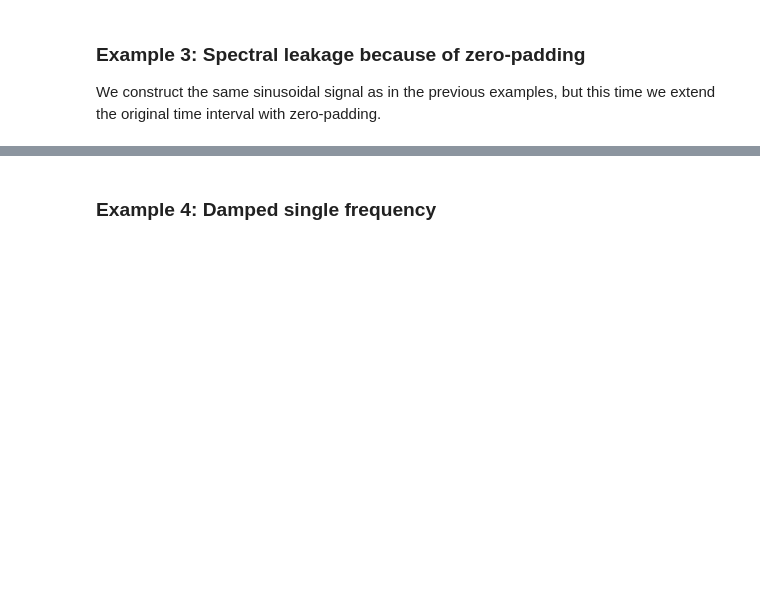
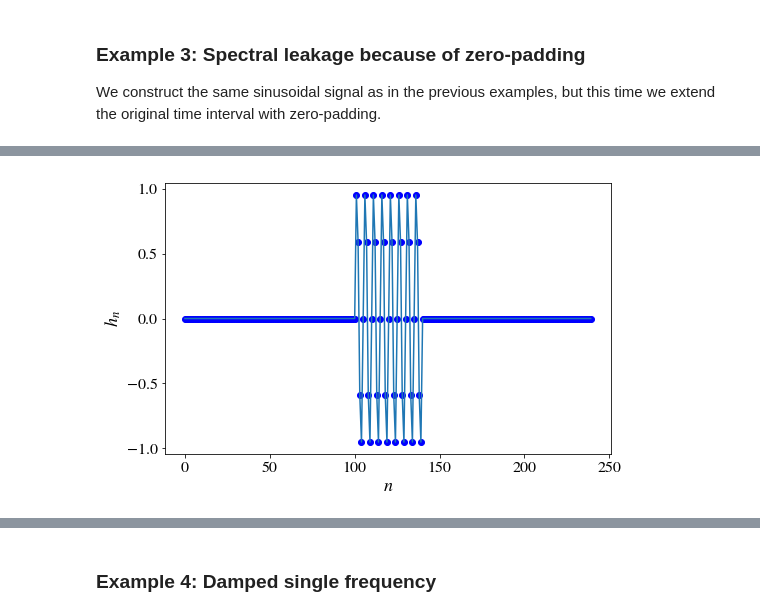
Before and after one commit to niksterg/pyFourier, a Jupyter notebook: DFT.ipynb, the cells around one changed output, grey strips where cells are left out. Saved outputs shown, nothing was run; the diff lists cells and outputs as text; code cells hidden in the pictures; blank space fills up the shorter version.

```diff
--- a/DFT.ipynb
+++ b/DFT.ipynb
@@ -236,0 +222,13 @@ plt.show()
+# %%
+n_pad = 100
+t_n = np.linspace(0, (N+2*n_pad-1)*dt, N+2*n_pad)   # create the time samples
+h_n = np.zeros(N+2*n_pad)
+
+for i in range (n_pad, N+n_pad):
+    h_n[i] = np.sin(2.0*np.pi*f0*t_n[i-n_pad])
+
+plt.plot(h_n, 'bo', h_n)
+plt.xlabel(r'$n$') ; plt.ylabel(r'$h_n$')
+plt.show()
+# %% [output]
+[figure, added]
```
Also changed, not shown: parts of 10 cells of this notebook.
